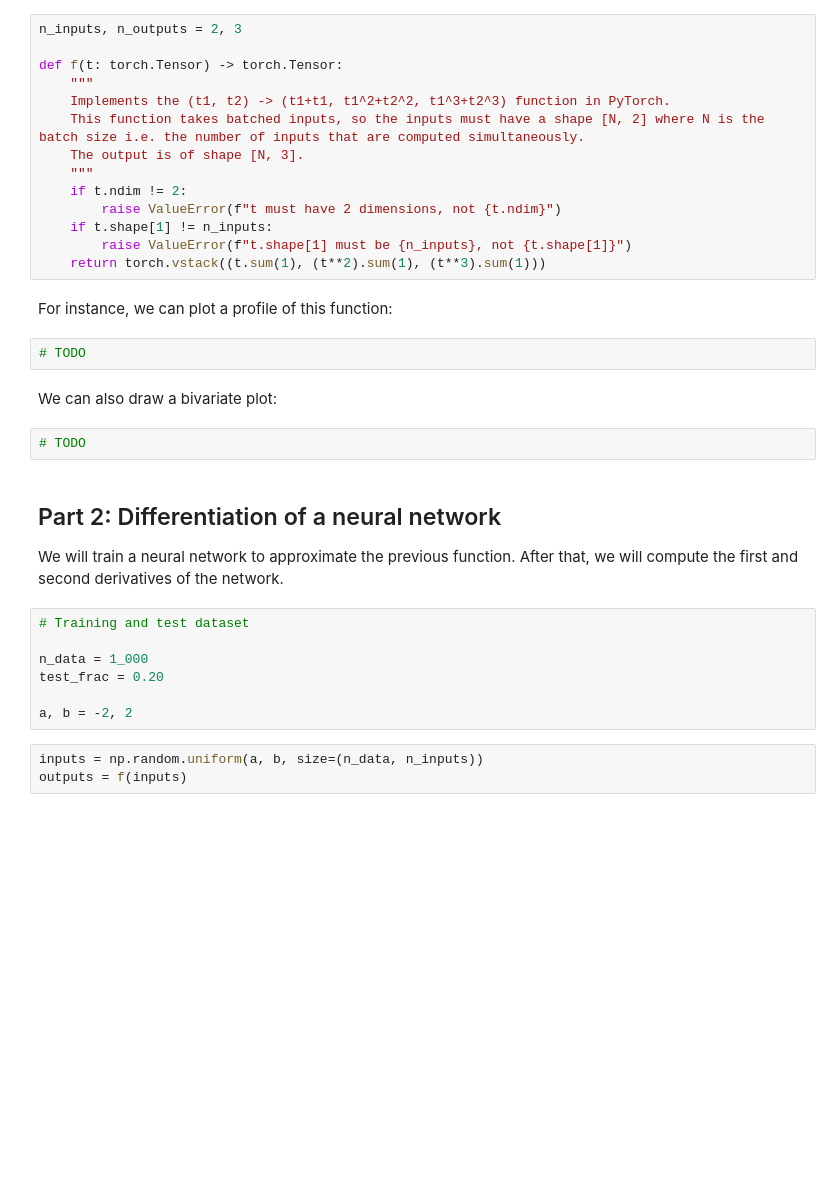
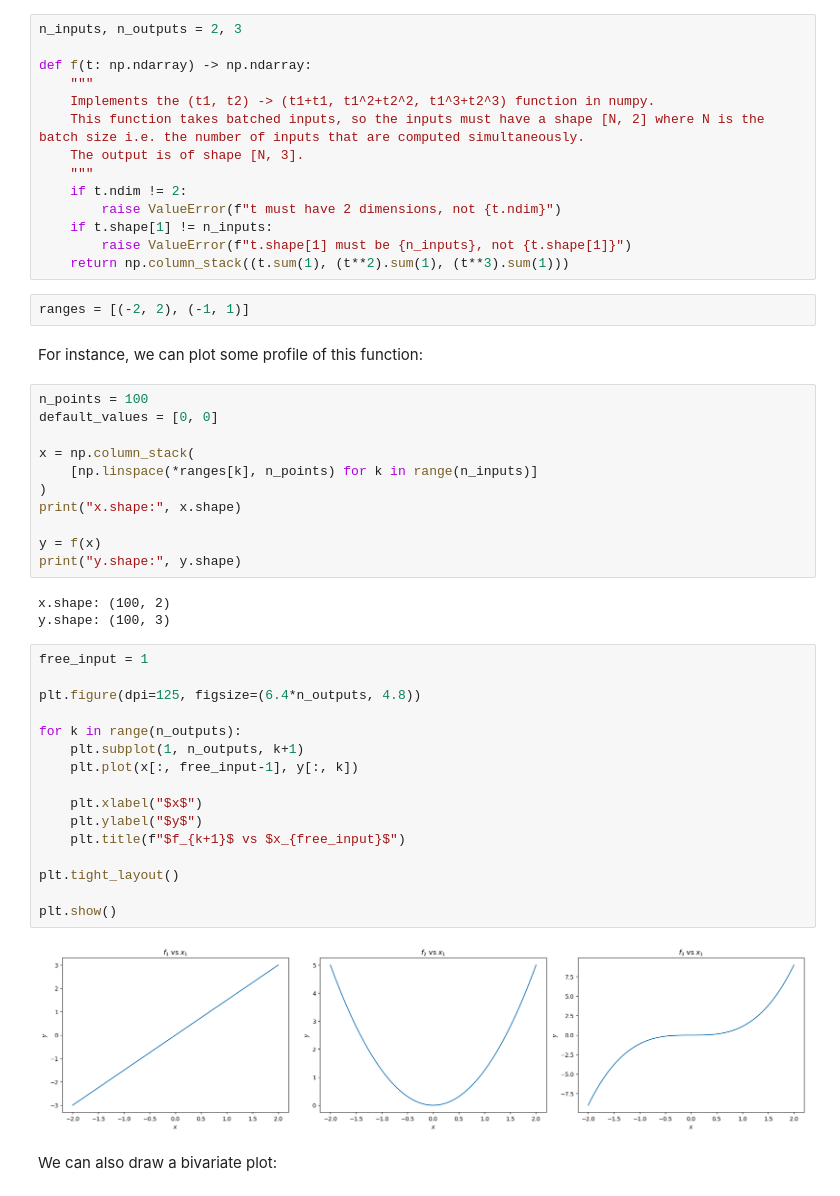
Before and after one commit to einigl/ism-model-nn-approximation, a Jupyter notebook: example-notebooks/training.ipynb, the cells around one changed output. Drawn from its saved outputs; the diff is of its cells as text; blank space fills up the shorter version.

Commit message:
Add training notebook

```diff
--- a/example-notebooks/training.ipynb
+++ b/example-notebooks/training.ipynb
@@ -23,9 +28,9 @@ $ f: \left(\begin{array}{c} t_1\\ t_2 \end{array}\right) \longmapsto \left(\begi
 # %%
 n_inputs, n_outputs = 2, 3
 
-def f(t: torch.Tensor) -> torch.Tensor:
+def f(t: np.ndarray) -> np.ndarray:
     """
-    Implements the (t1, t2) -> (t1+t1, t1^2+t2^2, t1^3+t2^3) function in PyTorch.
+    Implements the (t1, t2) -> (t1+t1, t1^2+t2^2, t1^3+t2^3) function in numpy.
     This function takes batched inputs, so the inputs must have a shape [N, 2] where N is the batch size i.e. the number of inputs that are computed simultaneously.
     The output is of shape [N, 3].
     """
@@ -33,26 +38,42 @@ def f(t: torch.Tensor) -> torch.Tensor:
         raise ValueError(f"t must have 2 dimensions, not {t.ndim}")
     if t.shape[1] != n_inputs:
         raise ValueError(f"t.shape[1] must be {n_inputs}, not {t.shape[1]}")
-    return torch.vstack((t.sum(1), (t**2).sum(1), (t**3).sum(1)))
+    return np.column_stack((t.sum(1), (t**2).sum(1), (t**3).sum(1)))
+# %%
+ranges = [(-2, 2), (-1, 1)]
 # %% [markdown]
-For instance, we can plot a profile of this function:
+For instance, we can plot some profile of this function:
-# %%
-# TODO
+# %%
+n_points = 100
+default_values = [0, 0]
+
+x = np.column_stack(
+    [np.linspace(*ranges[k], n_points) for k in range(n_inputs)]
+)
+print("x.shape:", x.shape)
+
+y = f(x)
+print("y.shape:", y.shape)
+# %% [output]
+x.shape: (100, 2)
+y.shape: (100, 3)
+# %%
+free_input = 1
+
+plt.figure(dpi=125, figsize=(6.4*n_outputs, 4.8))
+
+for k in range(n_outputs):
+    plt.subplot(1, n_outputs, k+1)
+    plt.plot(x[:, free_input-1], y[:, k])
+
+    plt.xlabel("$x$")
+    plt.ylabel("$y$")
+    plt.title(f"$f_{k+1}$ vs $x_{free_input}$")
+
+plt.tight_layout()
+
+plt.show()
+# %% [output]
+[figure, added]
 # %% [markdown]
 We can also draw a bivariate plot:
-# %%
-# TODO
-# %% [markdown]
-## Part 2: Differentiation of a neural network
-
-We will train a neural network to approximate the previous function. After that, we will compute the first and second derivatives of the network.
-# %%
-# Training and test dataset
-
-n_data = 1_000
-test_frac = 0.20
-
-a, b = -2, 2
-# %%
-inputs = np.random.uniform(a, b, size=(n_data, n_inputs))
-outputs = f(inputs)
```
Also changed, not shown: parts of 30 cells of this notebook, 5 other files.
